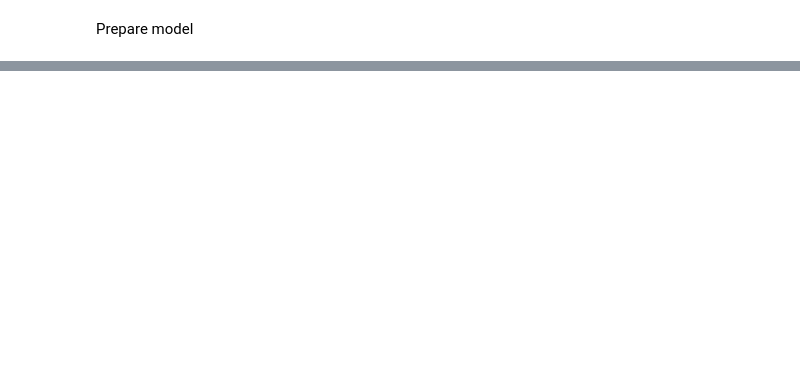
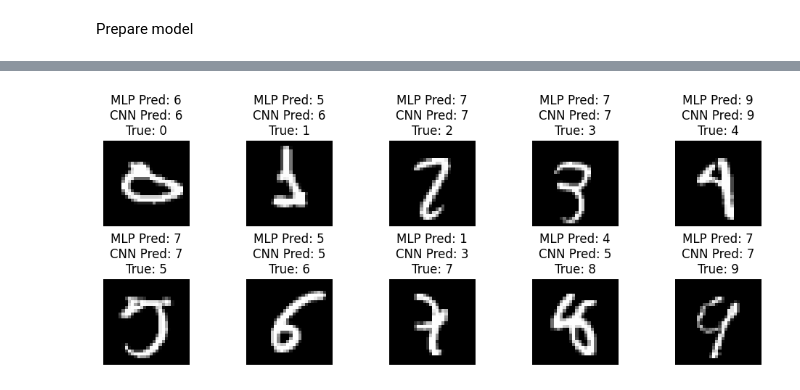
Before and after one commit to svehla-lukas/Kaggle_workShop, a Jupyter notebook: mnist/dev_model.ipynb, the cells around one changed output, grey strips where cells are left out. Cells and saved outputs as stored; diff of their text form; code cells hidden in the pictures; blank space fills up the shorter version.

```diff
--- a/mnist/dev_model.ipynb
+++ b/mnist/dev_model.ipynb
@@ -273,3 +271,27 @@ Overall Test Accuracy Network 2: 0.9646
+# %%
+incorrect_indices = [
+    np.where(
+        (y_test == i)
+        & (predicted_classes_1 != y_test)
+        & (predicted_classes_2 != y_test)
+    )[0][0]
+    for i in range(0, 10)
+]  # Get first index for digits 1-9 where both networks are wrong
+
+plt.figure(figsize=(10, 4))
+for i, idx in enumerate(incorrect_indices):
+    # Network 1 predictions
+    plt.subplot(2, 5, i + 1)
+    plt.imshow(x_test[idx], cmap="gray")
+    plt.title(
+        f"MLP Pred: {predicted_classes_1[idx]}\nCNN Pred: {predicted_classes_2[idx]}\nTrue: {y_test[idx]}"
+    )
+    plt.axis("off")
+
+plt.tight_layout()
+plt.show()
+# %% [output]
+[figure, added]
 # %%
 # Get random sample from test set
 random_idx = np.random.randint(0, len(x_test))
```
Also changed, not shown: parts of 10 cells of this notebook, 1 other file.
